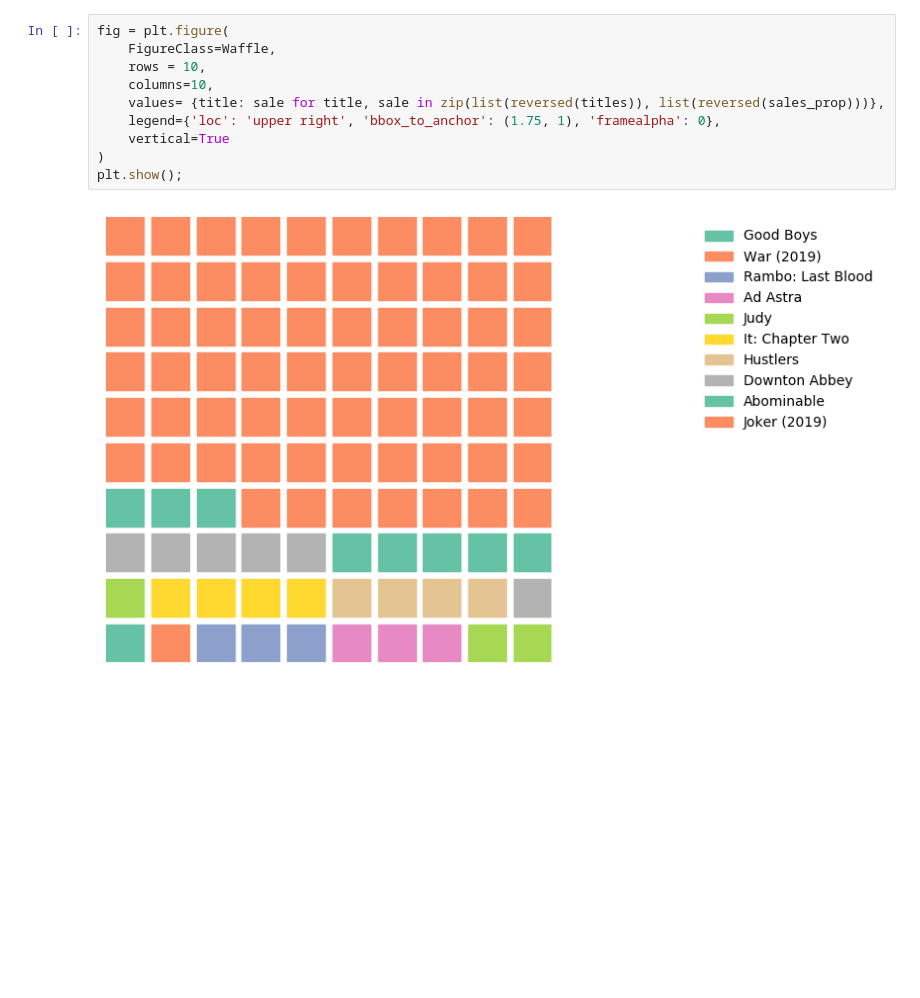
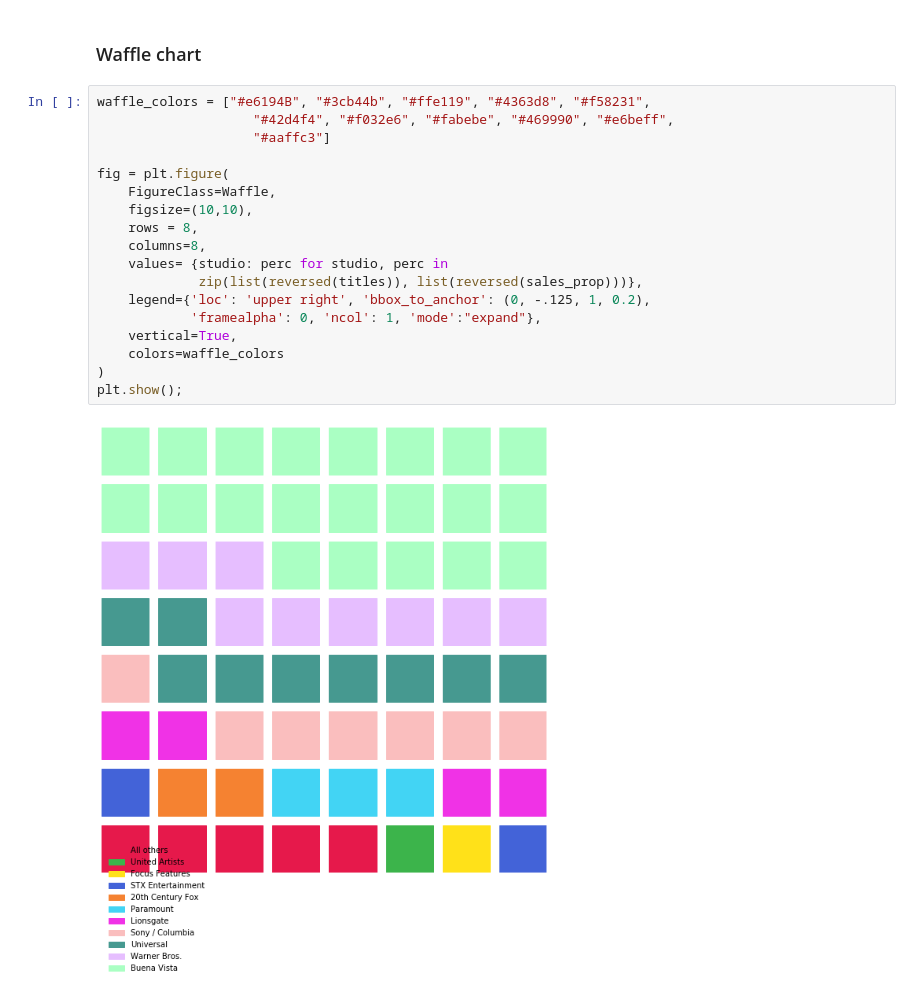
Before and after one commit to jnawjux/pie_chart_alternatives_sample, a Jupyter notebook: pie_chart_alternatives.ipynb, the cells around one changed output. Saved outputs shown, nothing was run; the diff lists cells and outputs as text; blank space fills up the shorter version.

Commit message:
Add waffle chart, remove treemap

```diff
--- a/pie_chart_alternatives.ipynb
+++ b/pie_chart_alternatives.ipynb
@@ -60,12 +109,22 @@ plt.show();
+# %% [markdown]
+### Waffle chart
 # %%
+waffle_colors = ["#e6194B", "#3cb44b", "#ffe119", "#4363d8", "#f58231",
+                    "#42d4f4", "#f032e6", "#fabebe", "#469990", "#e6beff",
+                    "#aaffc3"]
+
 fig = plt.figure(
     FigureClass=Waffle,
-    rows = 10,
-    columns=10,
-    values= {title: sale for title, sale in zip(list(reversed(titles)), list(reversed(sales_prop)))},
-    legend={'loc': 'upper right', 'bbox_to_anchor': (1.75, 1), 'framealpha': 0},
-    vertical=True
+    figsize=(10,10),
+    rows = 8,
+    columns=8,
+    values= {studio: perc for studio, perc in
+             zip(list(reversed(titles)), list(reversed(sales_prop)))},
+    legend={'loc': 'upper right', 'bbox_to_anchor': (0, -.125, 1, 0.2),
+            'framealpha': 0, 'ncol': 1, 'mode':"expand"},
+    vertical=True,
+    colors=waffle_colors
 )
 plt.show();
 # %% [output]
-[figure, old version]
+[figure, new version]
```
Also changed, not shown: parts of 10 cells of this notebook, 1 other file.
